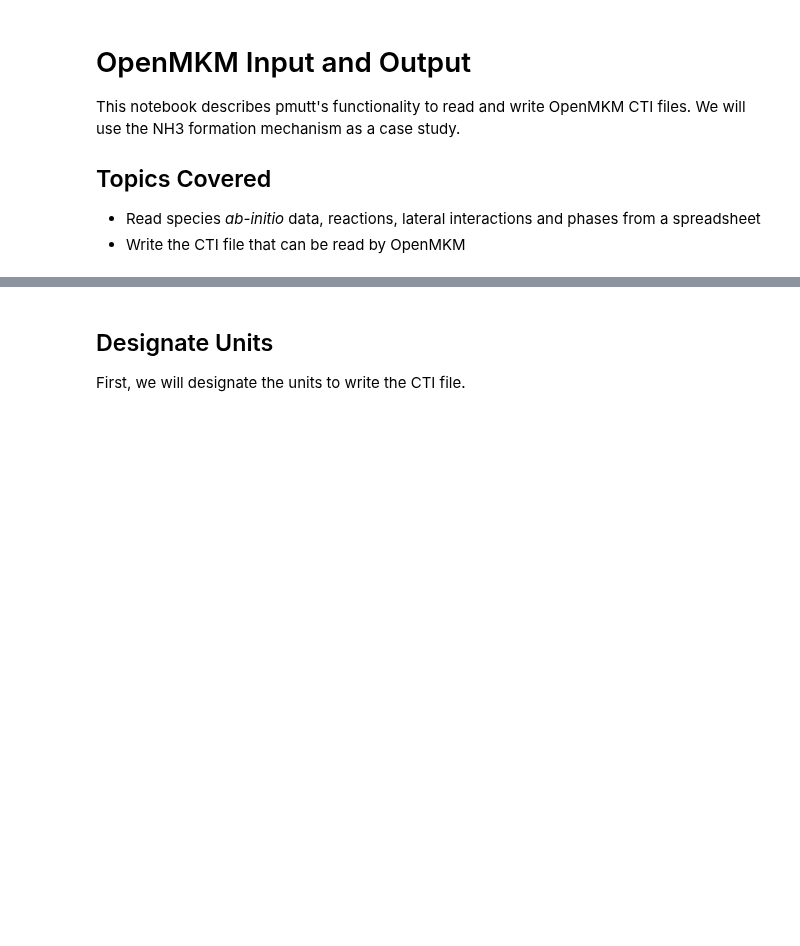
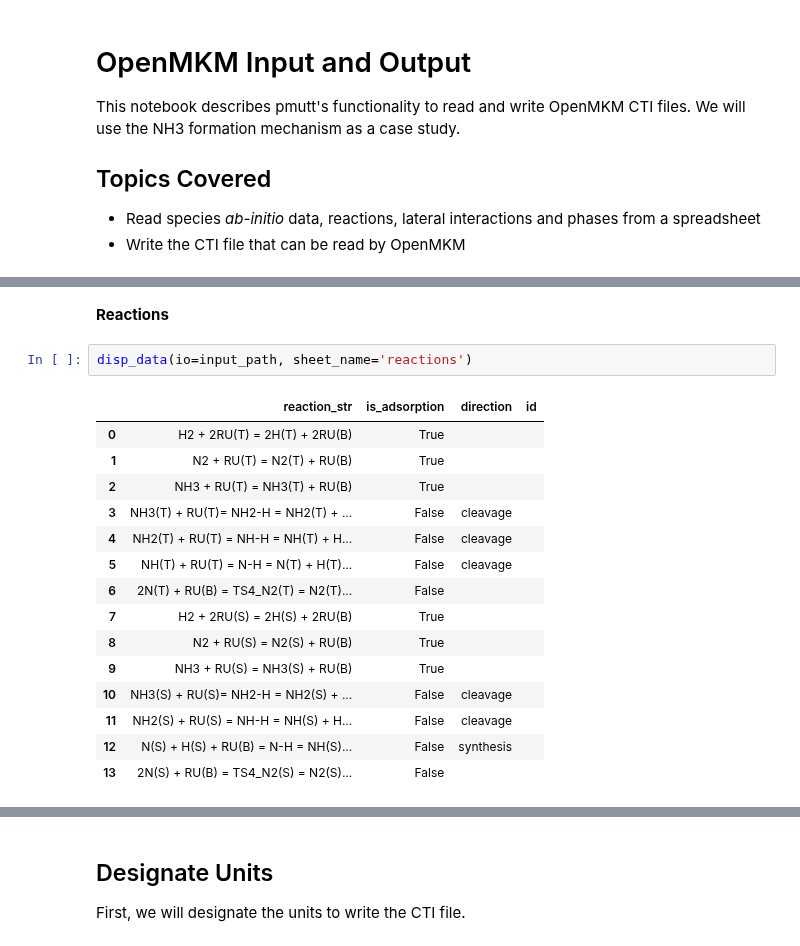
Before and after one commit to VlachosGroup/pMuTT, a Jupyter notebook: docs/source/examples_jupyter/omkm_io/OpenMKM_IO.ipynb, the cells around one changed output, grey strips where cells are left out. Cells and saved outputs as stored; diff of their text form; blank space fills up the shorter version.

```diff
--- a/docs/source/examples_jupyter/omkm_io/OpenMKM_IO.ipynb
+++ b/docs/source/examples_jupyter/omkm_io/OpenMKM_IO.ipynb
@@ -76,0 +81,20 @@ The contents are displayed below:
+# %% [markdown]
+**Reactions**
+# %%
+disp_data(io=input_path, sheet_name='reactions')
+# %% [output]
+|  | reaction_str | is_adsorption | direction | id |
+| 0 | H2 + 2RU(T) = 2H(T) + 2RU(B) | True |  |  |
+| 1 | N2 + RU(T) = N2(T) + RU(B) | True |  |  |
+| 2 | NH3 + RU(T) = NH3(T) + RU(B) | True |  |  |
+| 3 | NH3(T) + RU(T)= NH2-H = NH2(T) + ... | False | cleavage |  |
+| 4 | NH2(T) + RU(T) = NH-H = NH(T) + H... | False | cleavage |  |
+| 5 | NH(T) + RU(T) = N-H = N(T) + H(T)... | False | cleavage |  |
+| 6 | 2N(T) + RU(B) = TS4_N2(T) = N2(T)... | False |  |  |
+| 7 | H2 + 2RU(S) = 2H(S) + 2RU(B) | True |  |  |
+| 8 | N2 + RU(S) = N2(S) + RU(B) | True |  |  |
+| 9 | NH3 + RU(S) = NH3(S) + RU(B) | True |  |  |
+| 10 | NH3(S) + RU(S)= NH2-H = NH2(S) + ... | False | cleavage |  |
+| 11 | NH2(S) + RU(S) = NH-H = NH(S) + H... | False | cleavage |  |
+| 12 | N(S) + H(S) + RU(B) = N-H = NH(S)... | False | synthesis |  |
+| 13 | 2N(S) + RU(B) = TS4_N2(S) = N2(S)... | False |  |  |
```
Also changed, not shown: parts of 28 cells of this notebook, 19 other files.
